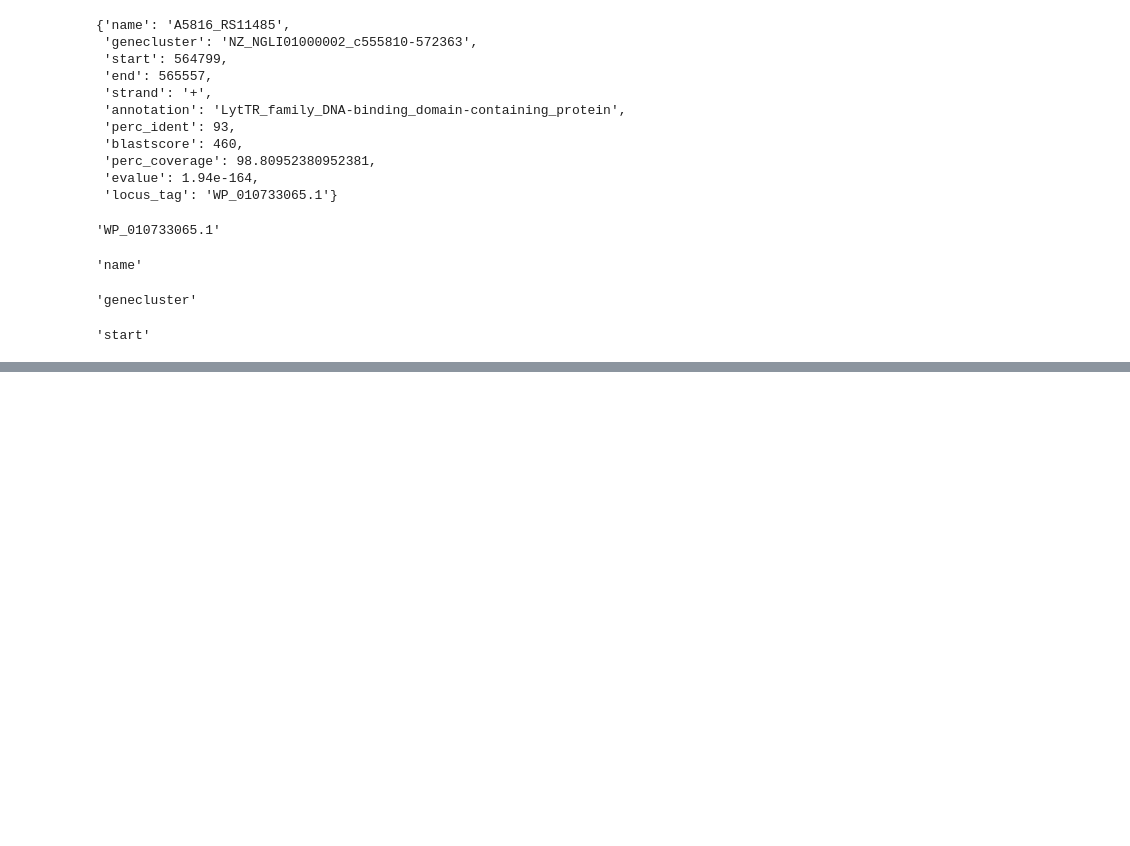
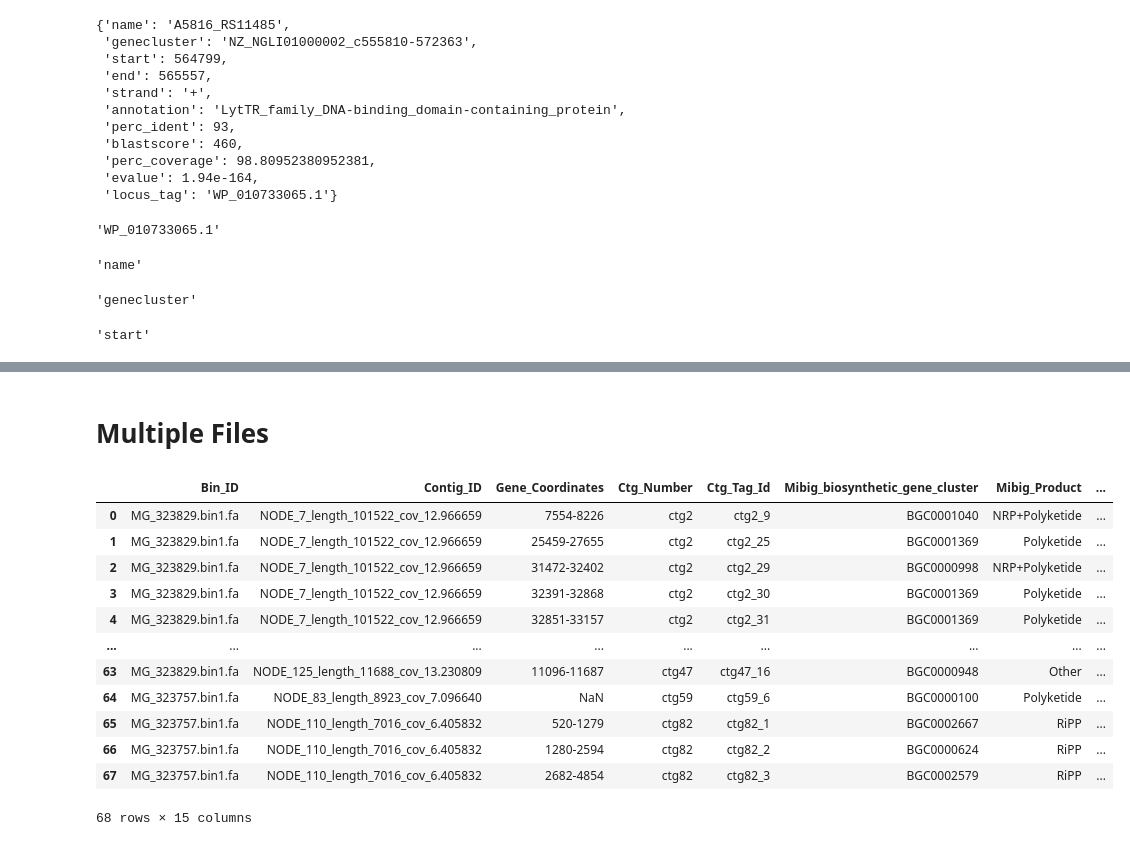
Before and after one commit to b-temu/extract, a Jupyter notebook: tablejsons.ipynb, the cells around one changed output, grey strips where cells are left out. Drawn from its saved outputs; the diff is of its cells as text; code cells hidden in the pictures; blank space fills up the shorter version.

Commit message:
multi-json

```diff
--- a/tablejsons.ipynb
+++ b/tablejsons.ipynb
@@ -588,0 +738,2 @@ pd.read_csv("./output.csv")
+# %% [markdown]
+# Multiple Files
@@ -588,0 +855,17 @@ pd.read_csv("./output.csv")
+# %%
+import pandas as pd
+pd.read_csv("./combined_output.csv")
+# %% [output]
+|  | Bin_ID | Contig_ID | Gene_Coordinates | Ctg_Number | Ctg_Tag_Id | Mibig_biosynthetic_gene_cluster | Mibig_Product | ... |
+| 0 | MG_323829.bin1.fa | NODE_7_length_101522_cov_12.966659 | 7554-8226 | ctg2 | ctg2_9 | BGC0001040 | NRP+Polyketide | ... |
+| 1 | MG_323829.bin1.fa | NODE_7_length_101522_cov_12.966659 | 25459-27655 | ctg2 | ctg2_25 | BGC0001369 | Polyketide | ... |
+| 2 | MG_323829.bin1.fa | NODE_7_length_101522_cov_12.966659 | 31472-32402 | ctg2 | ctg2_29 | BGC0000998 | NRP+Polyketide | ... |
+| 3 | MG_323829.bin1.fa | NODE_7_length_101522_cov_12.966659 | 32391-32868 | ctg2 | ctg2_30 | BGC0001369 | Polyketide | ... |
+| 4 | MG_323829.bin1.fa | NODE_7_length_101522_cov_12.966659 | 32851-33157 | ctg2 | ctg2_31 | BGC0001369 | Polyketide | ... |
+| ... | ... | ... | ... | ... | ... | ... | ... | ... |
+| 63 | MG_323829.bin1.fa | NODE_125_length_11688_cov_13.230809 | 11096-11687 | ctg47 | ctg47_16 | BGC0000948 | Other | ... |
+| 64 | MG_323757.bin1.fa | NODE_83_length_8923_cov_7.096640 | NaN | ctg59 | ctg59_6 | BGC0000100 | Polyketide | ... |
+| 65 | MG_323757.bin1.fa | NODE_110_length_7016_cov_6.405832 | 520-1279 | ctg82 | ctg82_1 | BGC0002667 | RiPP | ... |
+| 66 | MG_323757.bin1.fa | NODE_110_length_7016_cov_6.405832 | 1280-2594 | ctg82 | ctg82_2 | BGC0000624 | RiPP | ... |
+| 67 | MG_323757.bin1.fa | NODE_110_length_7016_cov_6.405832 | 2682-4854 | ctg82 | ctg82_3 | BGC0002579 | RiPP | ... |
+68 rows × 15 columns
```
Also changed, not shown: parts of 8 cells of this notebook, 4 other files.
